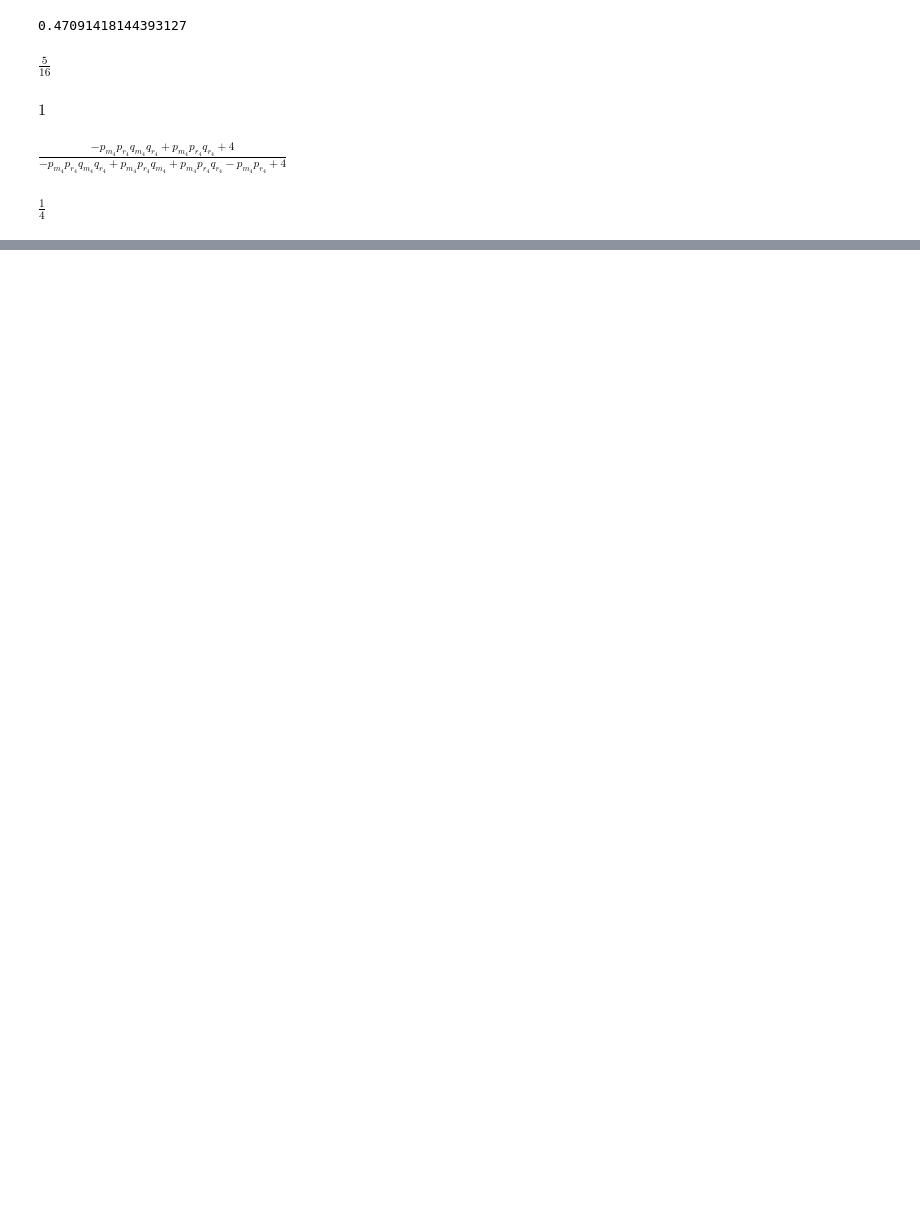
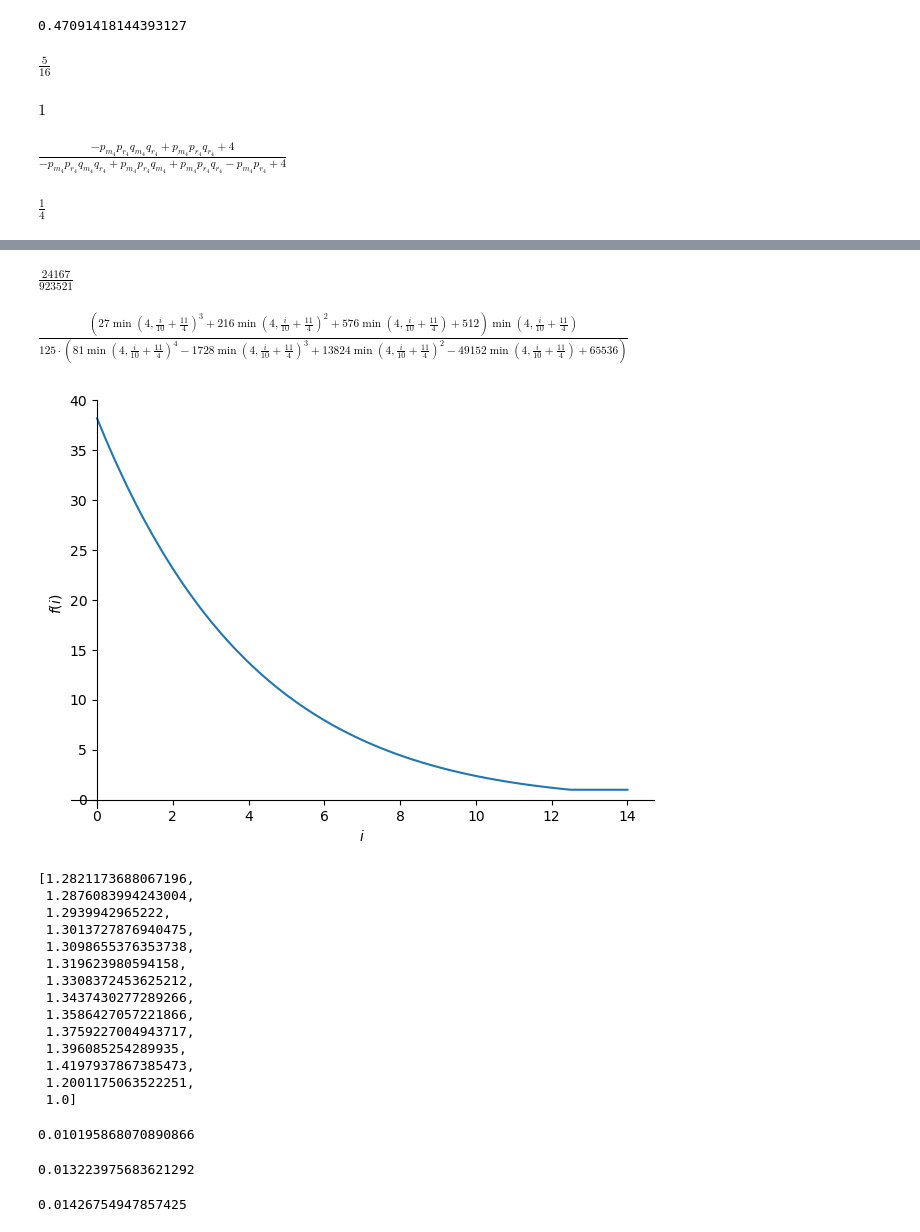
Before and after one commit to Matthew-J-Walsh/FactorioConstructsAndPricing, a Jupyter notebook: qualitytesting.ipynb, the cells around one changed output, grey strips where cells are left out. Saved outputs shown, nothing was run; the diff lists cells and outputs as text; code cells hidden in the pictures; blank space fills up the shorter version.

```diff
--- a/qualitytesting.ipynb
+++ b/qualitytesting.ipynb
@@ -403,0 +606,46 @@ print(solution)
+# %%
+# lets answer the recycling at greens and reds vs blues question.
+
+gr_recycling_setup = ([4 * t3quality], recycling * (1 + base_prod + 5 * t3productivity))
+
+inf_up_level = symbols("i")
+
+b_recycling_setup = ([4 * t3quality], recycling * Min(4, 1 + base_prod + 5 * t3productivity + inf_up_level * Rational(1, 10)))
+
+display(loop_input_relative_value(*gr_recycling_setup)[0])
+display(simplify(loop_input_relative_value(*b_recycling_setup)[0]))
+plot(1/(loop_input_relative_value(*b_recycling_setup)[0]), (inf_up_level, 0, 14))
+
+display([float((1/(loop_input_relative_value(*b_recycling_setup)[0]).subs(inf_up_level, i - 1))/(1/(loop_input_relative_value(*b_recycling_setup)[0]).subs(inf_up_level, i))) for i in range(1, 15)])
+# %% [output]
+$\displaystyle \frac{24167}{923521}$
+$\displaystyle \frac{\left(27 \min\left(4, \frac{i}{10} + \frac{11}{4}\right)^{3} + 216 \min\left(4, \frac{i}{10} + \frac{11}{4}\right)^{2} + 576 \min\left(4, \frac{i}{10} + \frac{11}{4}\right) + 512\right) \min\left(4, \frac{i}{10} + \frac{11}{4}\right)}{125 \cdot \left(81 \min\left(4, \frac{i}{10} + \frac{11}{4}\right)^{4} - 1728 \min\left(4, \frac{i}{10} + \frac{11}{4}\right)^{3} + 13824 \min\left(4, \frac{i}{10} + \frac{11}{4}\right)^{2} - 49152 \min\left(4, \frac{i}{10} + \frac{11}{4}\right) + 65536\right)}$
+[figure, added]
+[1.2821173688067196,
+ 1.2876083994243004,
+ 1.2939942965222,
+ 1.3013727876940475,
+ 1.3098655376353738,
+ 1.319623980594158,
+ 1.3308372453625212,
+ 1.3437430277289266,
+ 1.3586427057221866,
+ 1.3759227004943717,
+ 1.396085254289935,
+ 1.4197937867385473,
+ 1.2001175063522251,
+ 1.0]
+# %%
+#Foundry/module vs Metallugic pack setup
+
+foundry_recycling_setup = ([4 * t3quality, 4 * t3quality], recycling * (1 + base_prod))
+module_recycling_setup = ([4 * t3quality, 5 * t3quality], recycling * (1 + base_prod))
+science_recycling_setup = ([4 * t3quality], recycling * (1 + base_prod + 4 * t3productivity))
+
+display(float(loop_input_relative_value(*foundry_recycling_setup)[0]))
+display(float(loop_input_relative_value(*module_recycling_setup)[0]))
+display(float(loop_input_relative_value(*science_recycling_setup)[0]))
+# %% [output]
+0.010195868070890866
+0.013223975683621292
+0.01426754947857425
```
Also changed, not shown: parts of 5 cells of this notebook, 4 other files.
